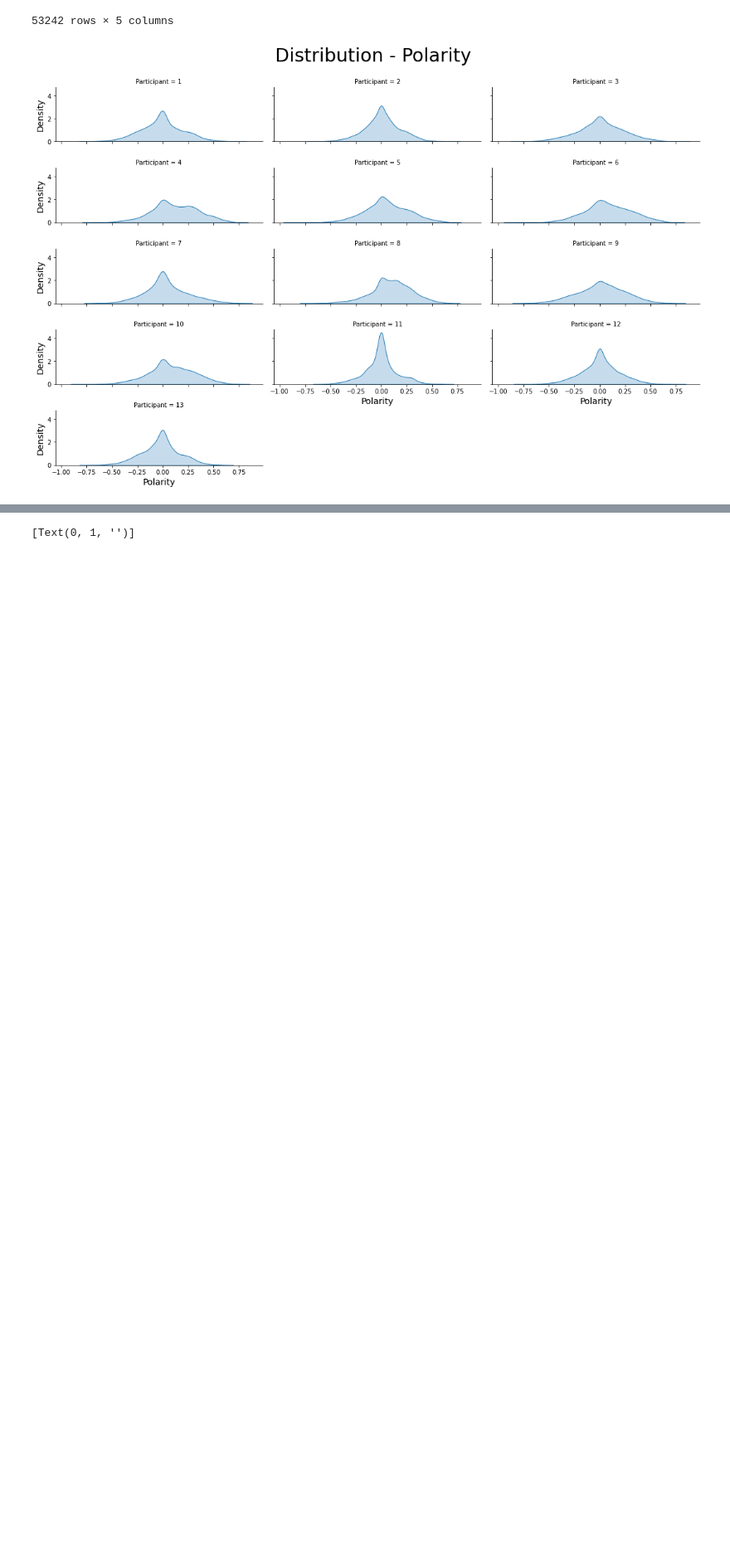
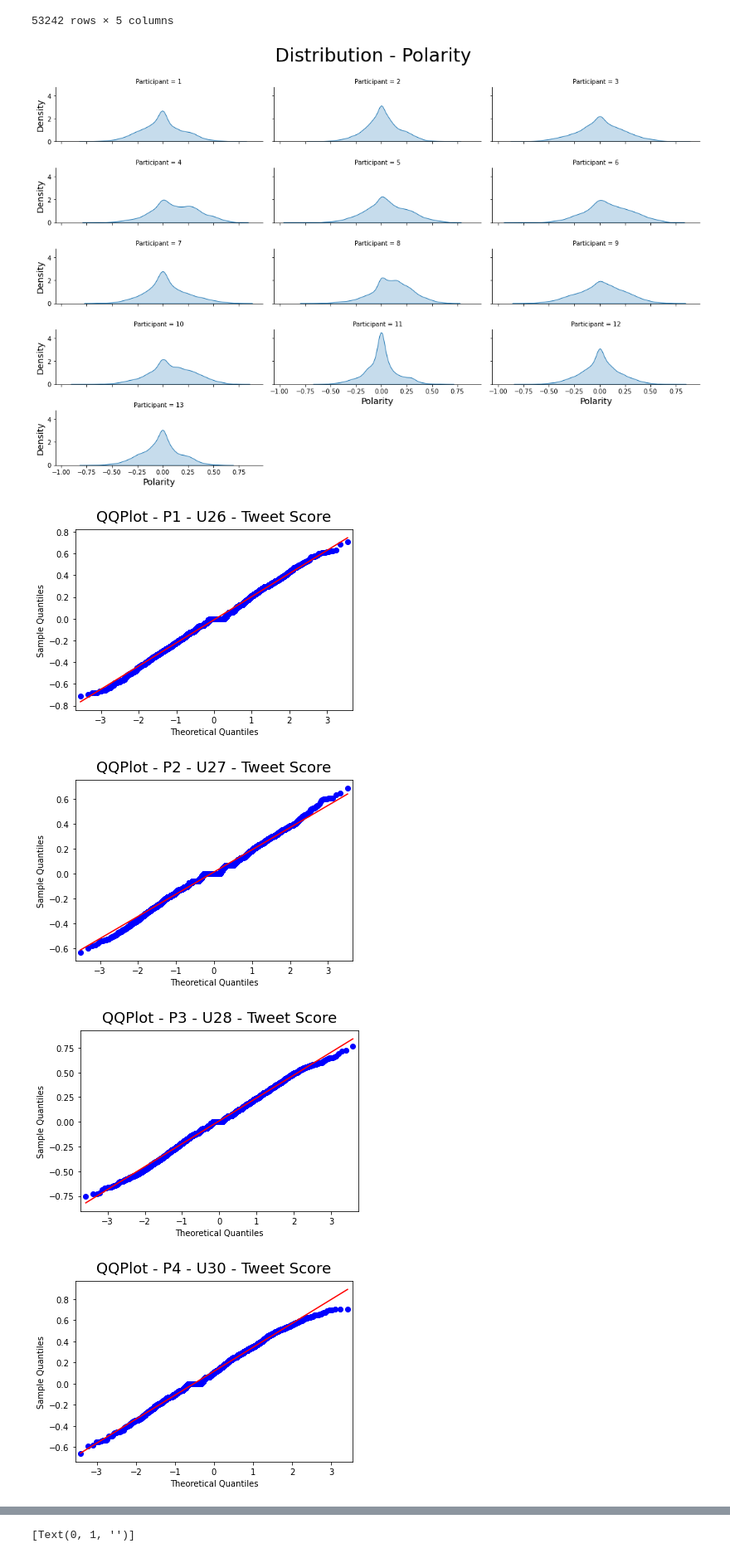
Before and after one commit to leosilva/peerj_computer_science_2022, a Jupyter notebook: Notebooks/General - Charts.ipynb, the cells around one changed output, grey strips where cells are left out. Shown at 83% size. Saved outputs shown, nothing was run; the diff lists cells and outputs as text; code cells hidden in the pictures; blank space fills up the shorter version.

```diff
--- a/Notebooks/General - Charts.ipynb
+++ b/Notebooks/General - Charts.ipynb
@@ -563,3 +579,17 @@ for ax in g.axes:
         ax.yaxis.set_label_text(yl)
 # %% [output]
 [figure]
+# %%
+count = 1
+for c in data:
+    id_user = c
+    if data[id_user]['bigfive']:
+        tweets_pd = create_tweets_pd(data, id_user)
+        fig = qqplot(tweets_pd['final_score'], line='s')
+        plt.title("QQPlot - P{} - U{} - Tweet Score".format(count, id_user), fontsize=18, pad=10)
+        count += 1
+# %% [output]
+[figure, added]
+[figure, added]
+[figure, added]
+[figure, added]
```
Also changed, not shown: parts of 12 cells of this notebook, 1 other file.
